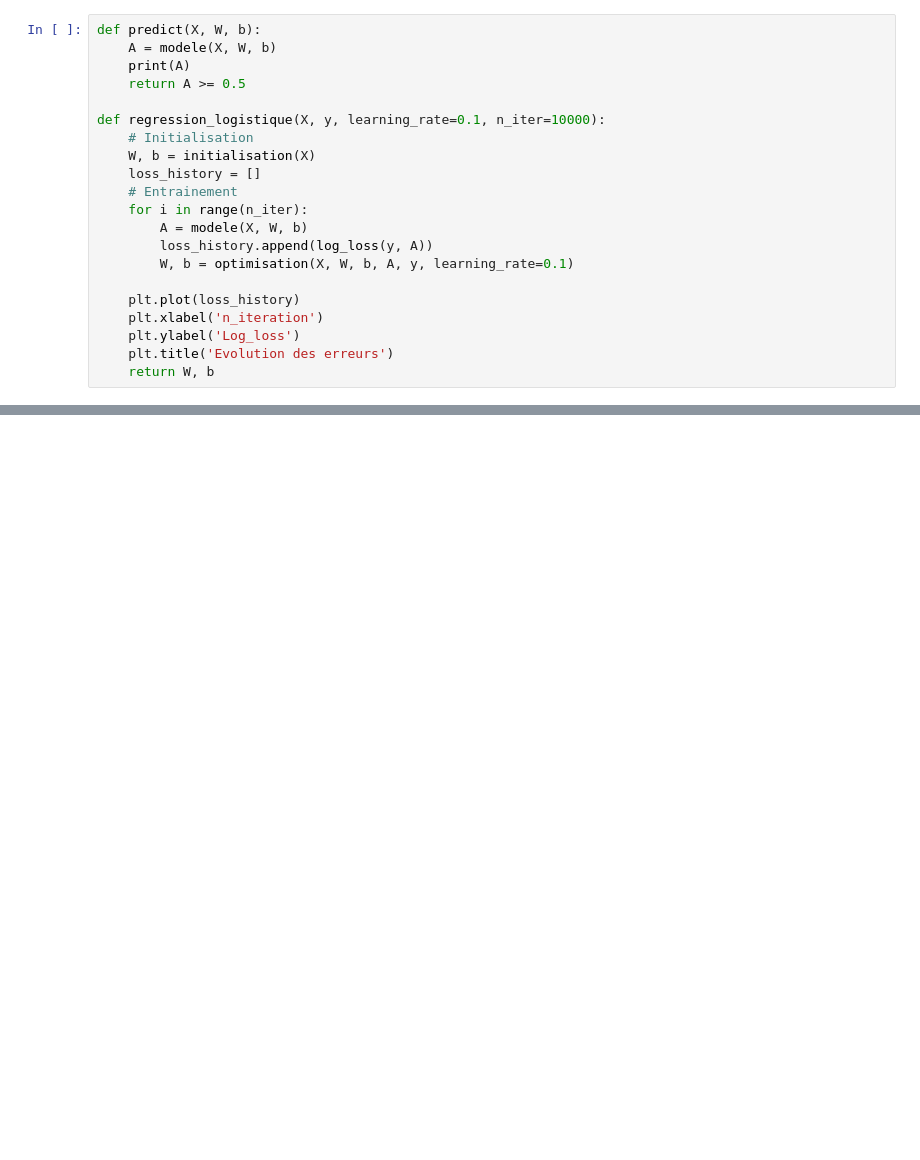
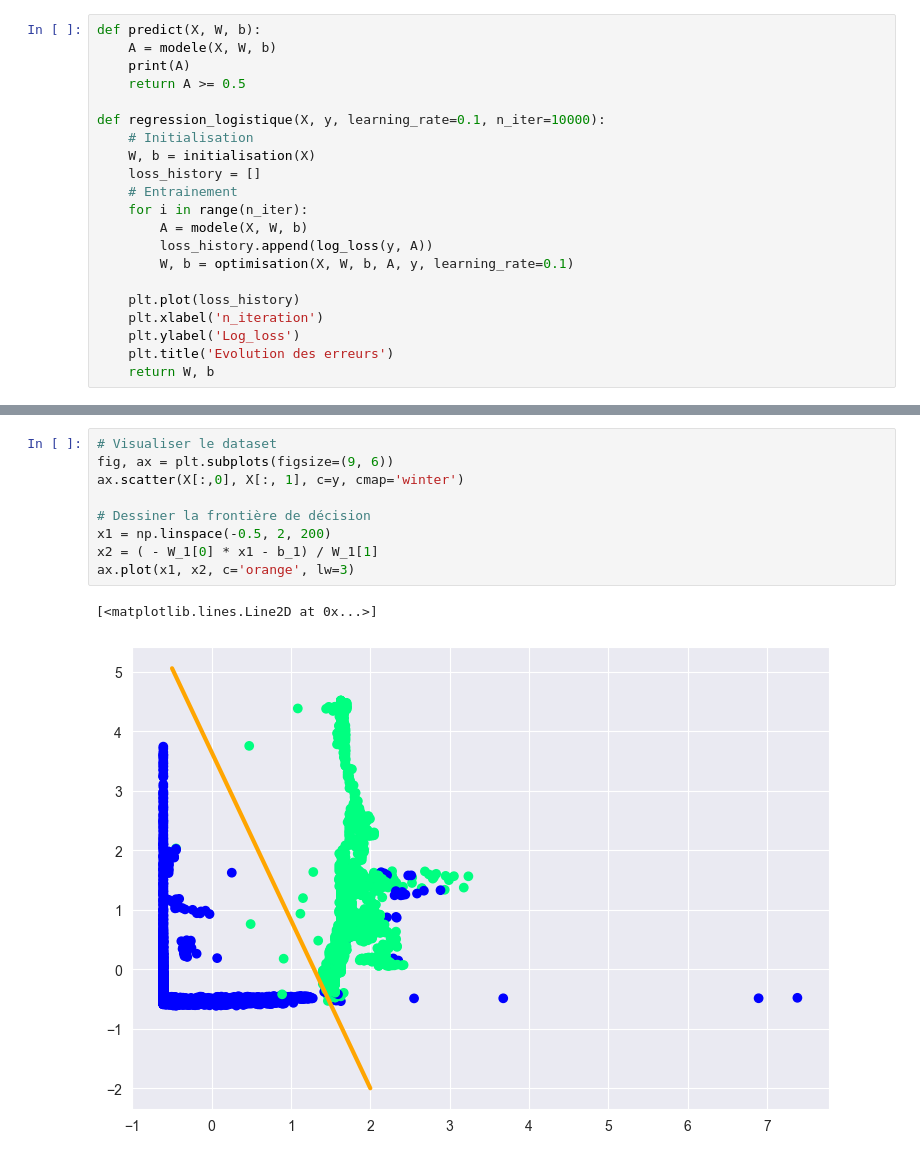
Before and after one commit to mohammedtlemsani/ai_tps, a Jupyter notebook: Seance 8/logistic-regression.ipynb, the cells around one changed output, grey strips where cells are left out. Saved outputs shown, nothing was run; the diff lists cells and outputs as text; blank space fills up the shorter version.

```diff
--- a/Seance 8/logistic-regression.ipynb
+++ b/Seance 8/logistic-regression.ipynb
@@ -132,0 +176,12 @@ ax.plot(x1, x2, c='orange', lw=3)
+# %%
+# Visualiser le dataset
+fig, ax = plt.subplots(figsize=(9, 6))
+ax.scatter(X[:,0], X[:, 1], c=y, cmap='winter')
+
+# Dessiner la frontière de décision
+x1 = np.linspace(-0.5, 2, 200)
+x2 = ( - W_1[0] * x1 - b_1) / W_1[1]
+ax.plot(x1, x2, c='orange', lw=3)
+# %% [output]
+[<matplotlib.lines.Line2D at 0x...>]
+[figure, added]
```
Also changed, not shown: parts of 13 cells of this notebook, 4 other files.
